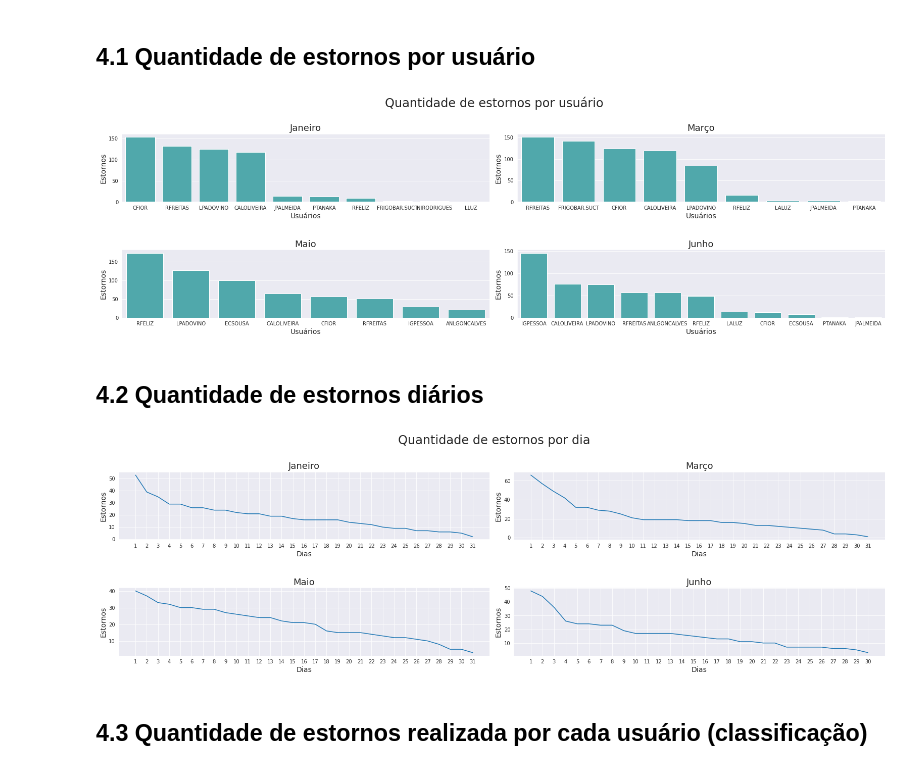
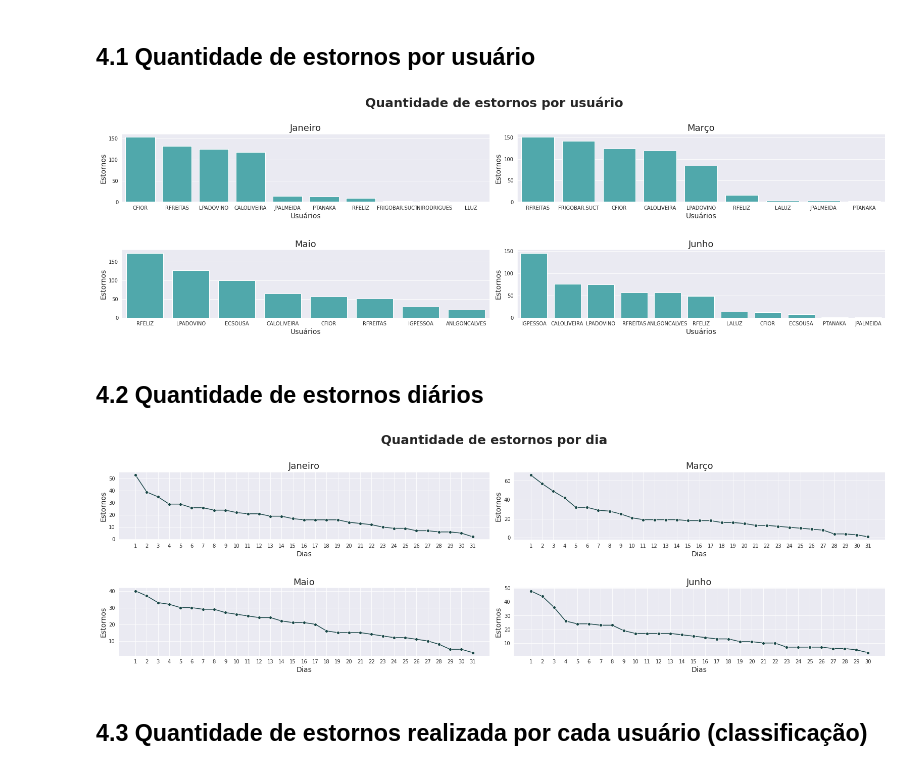
Before and after one commit to strawndri/slaviero-suct-data-analysis, a Jupyter notebook: Notebooks/analise_estornos.ipynb, the cells around one changed output. Saved outputs shown, nothing was run; the diff lists cells and outputs as text; code cells hidden in the pictures.

Commit message:
modificando a apresentação dos gráficos

```diff
--- a/Notebooks/analise_estornos.ipynb
+++ b/Notebooks/analise_estornos.ipynb
@@ -175,34 +175,38 @@ for i in datasets:
 # %% [markdown]
 # 3. Funções e variáveis padronizadas
 # %%
-palette = ['#022C30', '#194647', '#256669', '#2E8285', '#3EACB0', '#41B6BA', '#84D9E0', '#9ED7EC', '#D0E9FF']
+paleta_cores = ['#022C30', '#194647', '#256669', '#2E8285', '#3EACB0', '#41B6BA', '#84D9E0', '#9ED7EC', '#D0E9FF']
 # %%
 ''' Definições utilizadas em todos os gráficos
-- title: título do gráfico
-- width: largura do gráfico;
-- height: altura do gráfico.
+- largura: largura do gráfico;
+- altura: altura do gráfico;
+- titulo: título principal do gráfico;
+- ytitulo: posição y do título.
 '''
-def configurar_plot(width, height, title, ytitle = 0.95):
+def configurar_plot(largura, altura, titulo, ytitulo = 0.95):
   sns.set_style('darkgrid')
-  plt.figure(figsize=(width, height))
-  plt.suptitle(title, y=ytitle, fontsize=24)
+  plt.figure(figsize = (largura, altura))
+  plt.suptitle(titulo, y = ytitulo, fontsize = 25, fontweight = 'bold')
 # %%
 ''' Função para criação de gráficos de barra
+- tipo_grafico: determina qual será o formato do gráfico;
 - x: eixo x do gráfico;
 - y: eixo y do gráfico;
 - xlabel: legenda do eixo x;
 - ylabel: legenda do eixo y;
-- title: título do gráfico
+- titulo: título do gráfico;
+-
 - data: dataset utilizado;
 - hue: parâmetro extra relacionado aos eixos x e y.
 '''
 
-def comparar_graficos(tipo_grafico, x, y, xlabel, ylabel,
-                title, palette=palette,
-                data = [], hue=None):
+def comparar_graficos(
+    tipo_grafico, x, y, xlabel, ylabel,
+    titulo, paleta = paleta_cores,
+    data = [], hue = None):
 
   total = len(data)
-  configurar_plot(22, 12, title, 1.05)
+  configurar_plot(22, 12, titulo, 1.05)
 
   for i, item in enumerate(data):
 
@@ -215,9 +219,10 @@ def comparar_graficos(tipo_grafico, x, y, xlabel, ylabel,
     plt.title(datasets[i]['mês'], fontsize = 18)
 
     if (tipo_grafico == 'barplot'):
-      ax = sns.barplot(x=x, y=y, palette=palette, data=item, hue=hue)
+      ax = sns.barplot(x=x, y=y, palette=paleta, data=item, hue=hue)
+
     elif (tipo_grafico == 'lineplot'):
-      ax = sns.lineplot(x=x, y=y, data=item, markers = True)
+      ax = sns.lineplot(x=x, y=y, data=item, color = paleta, marker = 'o')
 
     ax.set_xlabel(xlabel, fontsize = 14)
     ax.set_ylabel(ylabel, fontsize = 14)
@@ -246,12 +251,12 @@ data = frequencia_usuarios(dataset_janeiro, dataset_marco, dataset_maio, dataset
 # %%
-graphic = comparar_graficos(tipo_grafico='barplot', x='usuarios', y='estornos',
+graphic = comparar_graficos(tipo_grafico='barplot', x='usuario', y='estornos',
                       xlabel = 'Usuários', ylabel ='Estornos',
-                      title = 'Quantidade de estornos por usuário',
-                      palette = [palette[5]],
+                      titulo = 'Quantidade de estornos por usuário',
+                      paleta = [paleta_cores[5]],
                       data = data)
 graphic
 # %% [output]
-[figure, old version]
+[figure, new version]
 # %% [markdown]
 ## 4.2 Quantidade de estornos diários
 # %%
@@ -277,11 +282,11 @@ data = estornos_por_dia(dataset_janeiro, dataset_marco, dataset_maio, dataset_ju
 # %%
 graphic = comparar_graficos(tipo_grafico='lineplot', x='dias', y='estornos',
                       xlabel = 'Dias', ylabel ='Estornos',
-                      title = 'Quantidade de estornos por dia',
-                      data = data)
+                      titulo = 'Quantidade de estornos por dia',
+                      paleta = palette[1], data = data)
 graphic
 # %% [output]
-[figure, old version]
+[figure, new version]
 # %% [markdown]
 ## 4.3 Quantidade de estornos realizada por cada usuário (classificação)
 # %%
```
Also changed, not shown: parts of 5 cells of this notebook.
